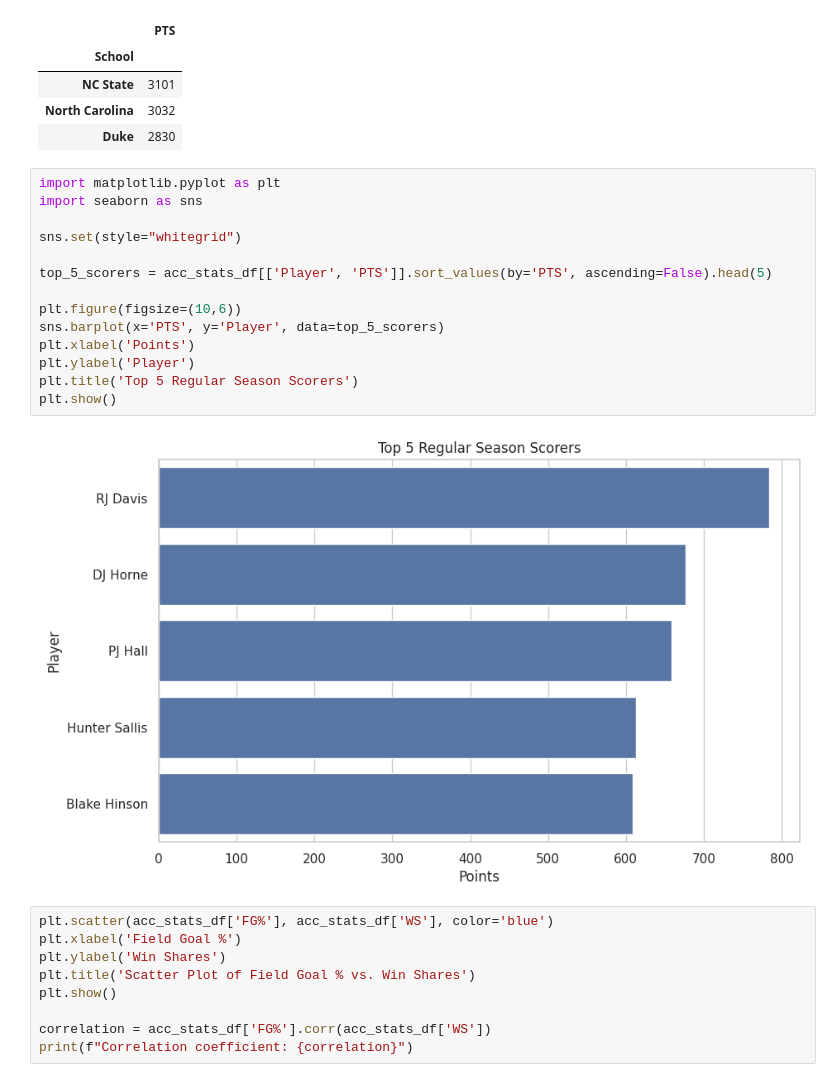
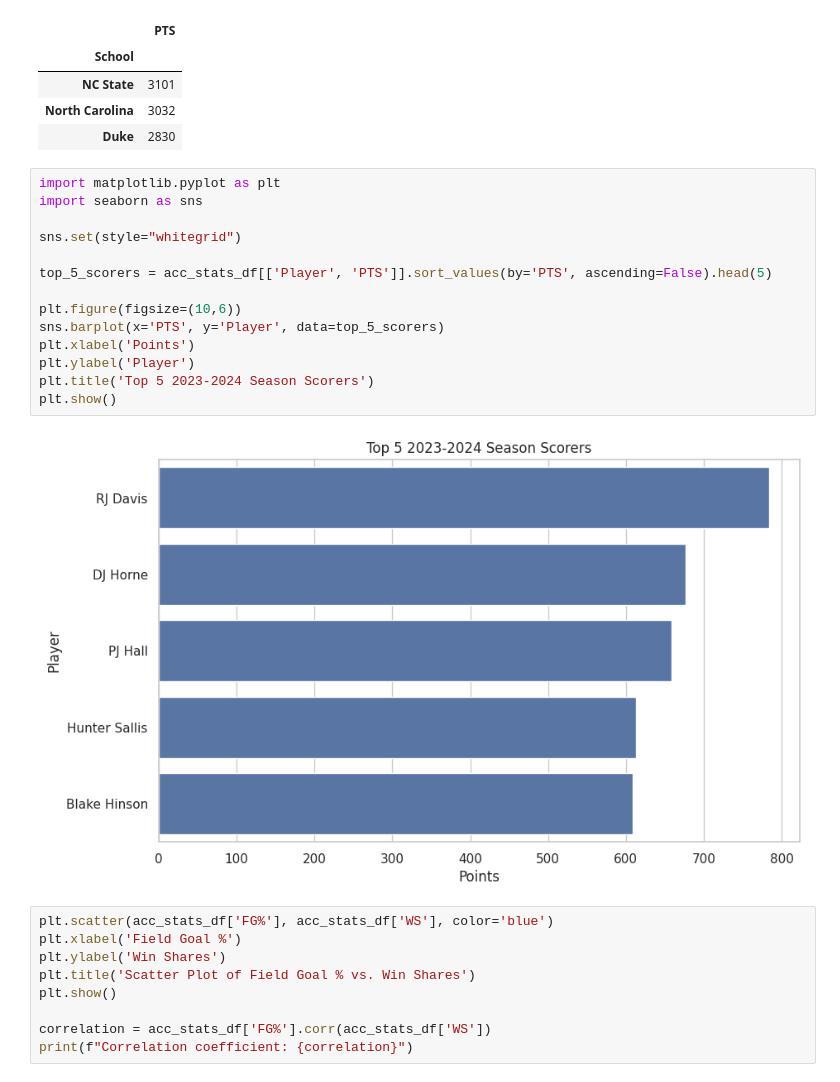
Before and after one commit to xcz8pd/xcz8pd, a Jupyter notebook: csv and pandas hw/acc_basketball_hw.ipynb, the cells around one changed output. Cells and saved outputs as stored; diff of their text form.

```diff
--- a/csv and pandas hw/acc_basketball_hw.ipynb
+++ b/csv and pandas hw/acc_basketball_hw.ipynb
@@ -128,19 +146,19 @@ total_points_per_school.sort_values(by='PTS', ascending=False).head(3)
 # %%
 import matplotlib.pyplot as plt
 import seaborn as sns
 
 sns.set(style="whitegrid")
 
 top_5_scorers = acc_stats_df[['Player', 'PTS']].sort_values(by='PTS', ascending=False).head(5)
 
 plt.figure(figsize=(10,6))
 sns.barplot(x='PTS', y='Player', data=top_5_scorers)
 plt.xlabel('Points')
 plt.ylabel('Player')
-plt.title('Top 5 Regular Season Scorers')
+plt.title('Top 5 2023-2024 Season Scorers')
 plt.show()
 # %% [output]
-[figure, old version]
+[figure, new version]
 # %%
 plt.scatter(acc_stats_df['FG%'], acc_stats_df['WS'], color='blue')
 plt.xlabel('Field Goal %')
```
Also changed, not shown: parts of 3 cells of this notebook.
